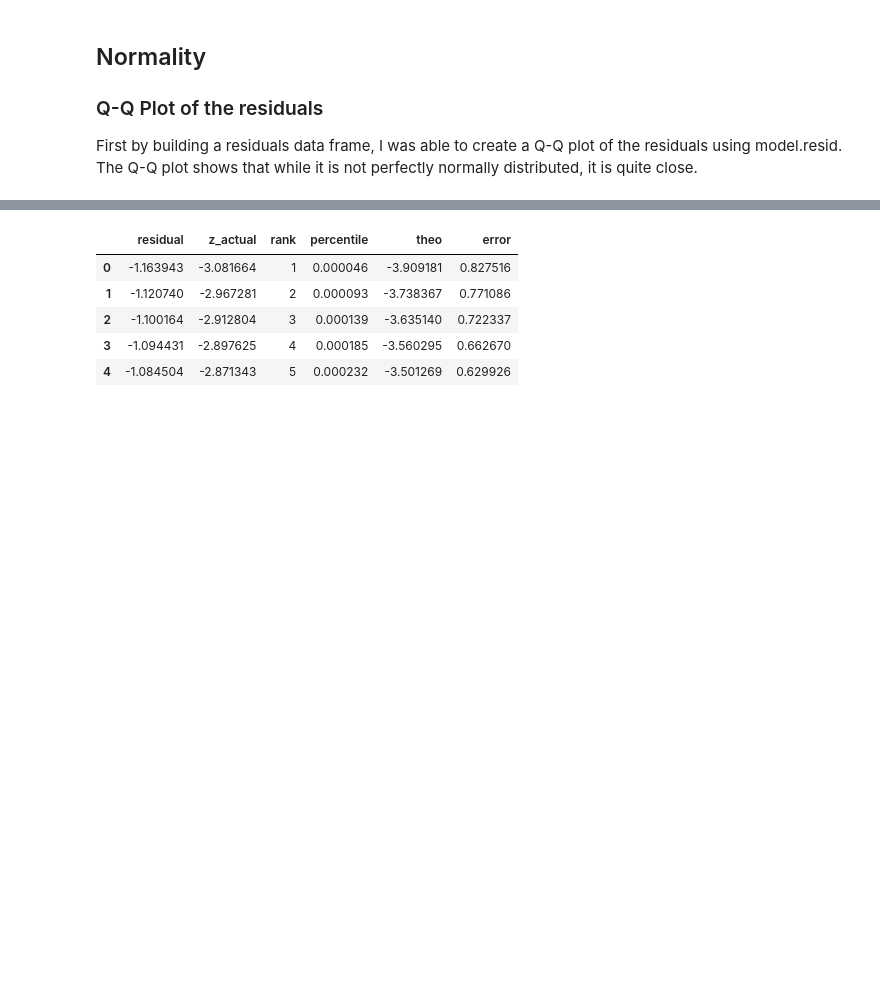
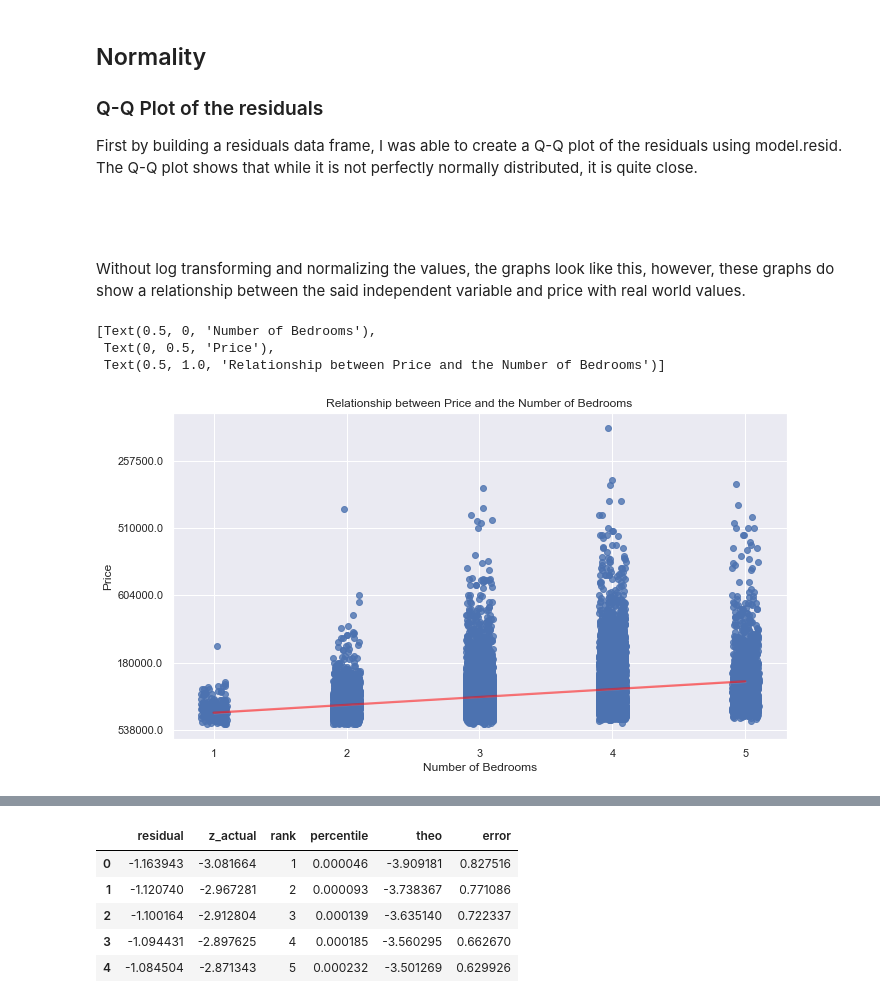
Before and after one commit to samlimish/project2, a Jupyter notebook: Project_2_KC.ipynb, the cells around one changed output, grey strips where cells are left out. Saved outputs shown, nothing was run; the diff lists cells and outputs as text; code cells hidden in the pictures; blank space fills up the shorter version.

```diff
--- a/Project_2_KC.ipynb
+++ b/Project_2_KC.ipynb
@@ -867,3 +886,19 @@ ax_lot.set(xlabel='Size of Lot Space',ylabel='Price',title='Relationship between
 ### Q-Q Plot of the residuals
 
 First by building a residuals data frame, I was able to create a Q-Q plot of the residuals using model.resid. The Q-Q plot shows that while it is not perfectly normally distributed, it is quite close.
+# %% [markdown]
+<br><br>
+
+Without log transforming and normalizing the values, the graphs look like this, however, these graphs do show a relationship between the said independent variable and price with real world values.
+# %%
+data=kc_fin2
+price_unlog=round(np.exp(data['price']),2)
+plot=plt.figure(figsize=(11,6))
+ax_beds=sns.regplot(x='bedrooms',y=price_unlog,data=data,x_jitter=.1, line_kws={'color':'red','alpha':.5})
+ax_beds.set_yticklabels(price_unlog)
+ax_beds.set(xlabel='Number of Bedrooms',ylabel='Price',title='Relationship between Price and the Number of Bedrooms')
+# %% [output]
+[Text(0.5, 0, 'Number of Bedrooms'),
+ Text(0, 0.5, 'Price'),
+ Text(0.5, 1.0, 'Relationship between Price and the Number of Bedrooms')]
+[figure, added]
```
Also changed, not shown: parts of 8 cells of this notebook, 1 other file.
